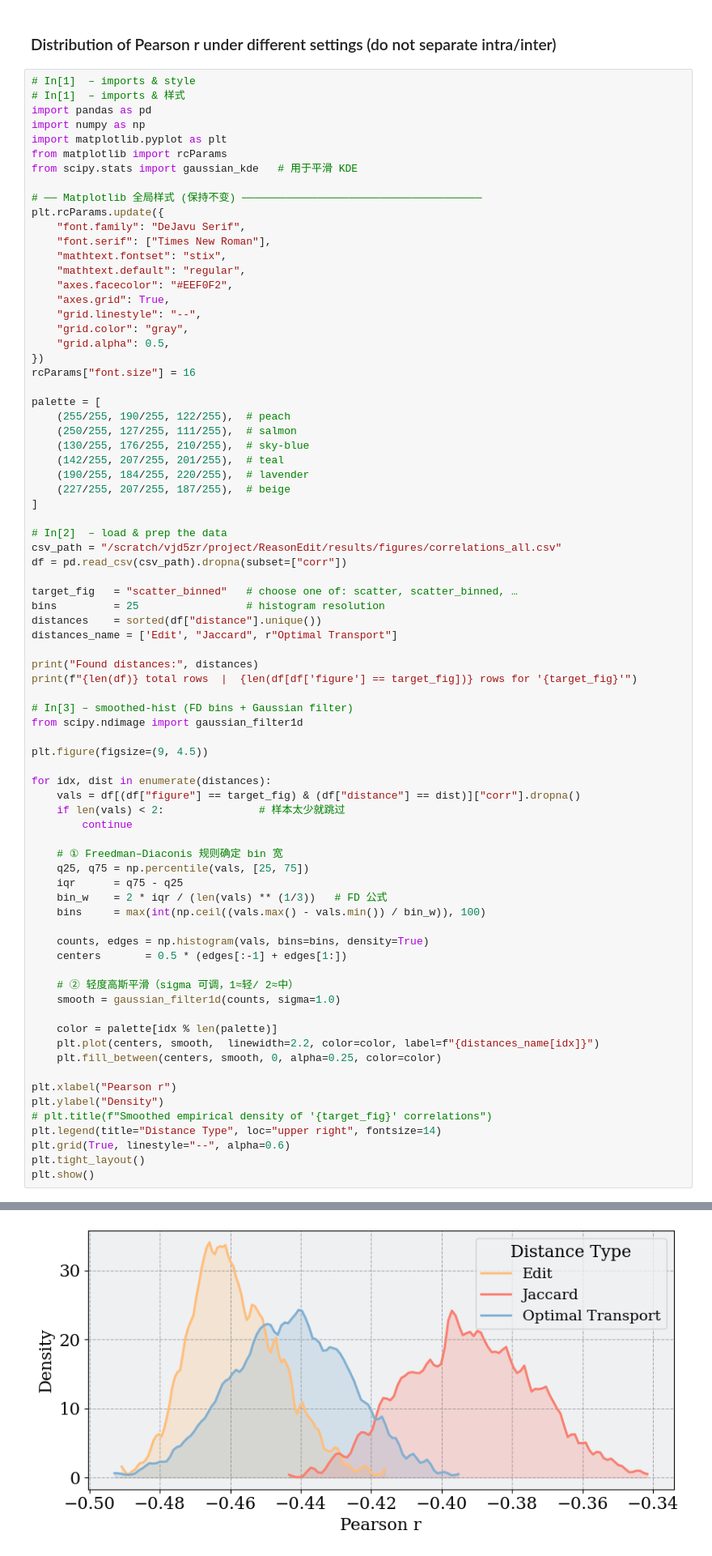
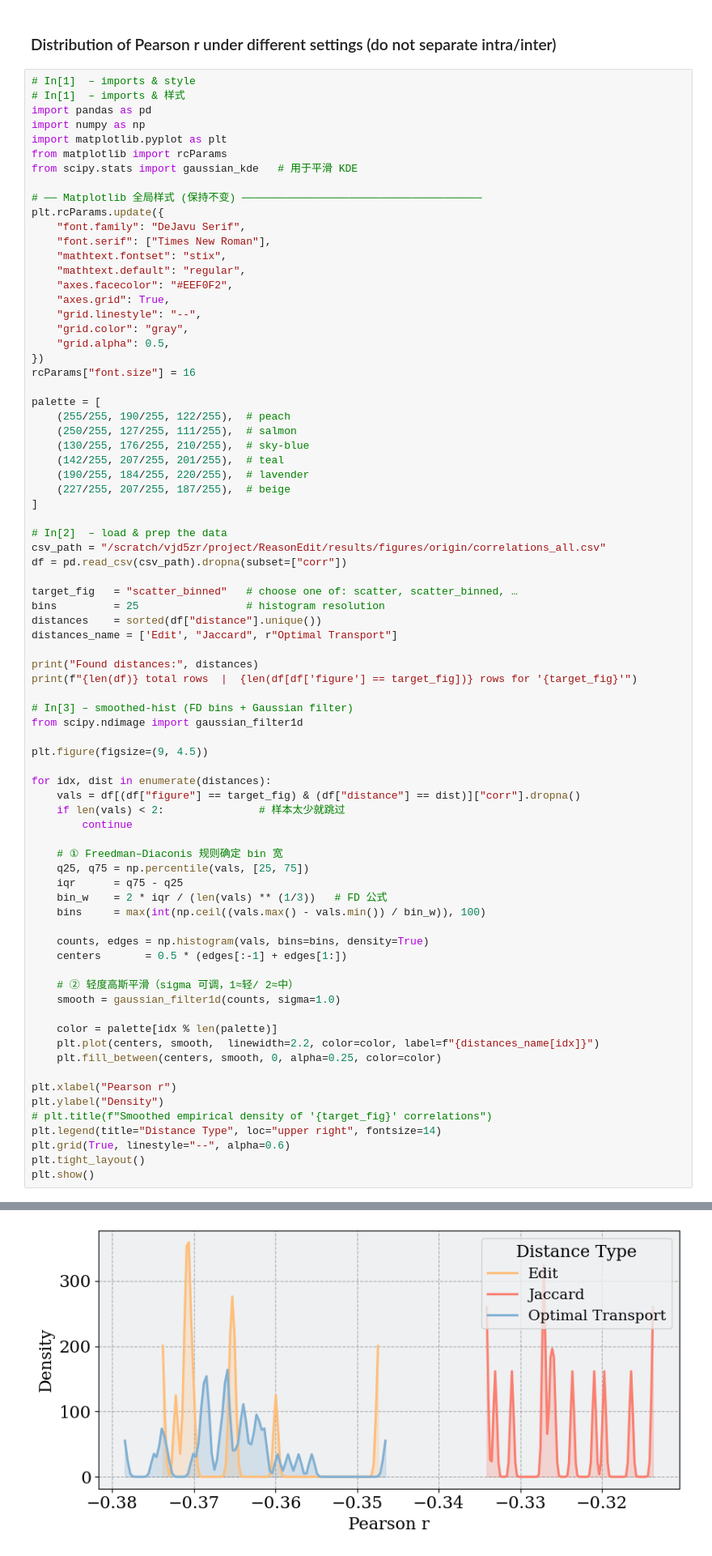
Before and after one commit to LzyFischer/ReasonEdit, a Jupyter notebook: src/preliminary/notebooks/plot_preliminary.ipynb, the cells around one changed output, grey strips where cells are left out. Shown at 81% size. Saved outputs shown, nothing was run; the diff lists cells and outputs as text.

```diff
--- a/src/preliminary/notebooks/plot_preliminary.ipynb
+++ b/src/preliminary/notebooks/plot_preliminary.ipynb
@@ -921,7 +921,7 @@ palette = [
 ]
 
 # In[2]  – load & prep the data
-csv_path = "/scratch/vjd5zr/project/ReasonEdit/results/figures/correlations_all.csv"
+csv_path = "/scratch/vjd5zr/project/ReasonEdit/results/figures/origin/correlations_all.csv"
 df = pd.read_csv(csv_path).dropna(subset=["corr"])
 
 target_fig   = "scatter_binned"   # choose one of: scatter, scatter_binned, …
@@ -971 +971 @@ Found distances: ['edit', 'jaccard', 'pot']
-[figure, old version]
+[figure, new version]
```
Also changed, not shown: parts of 1 cell of this notebook, 42 other files.
